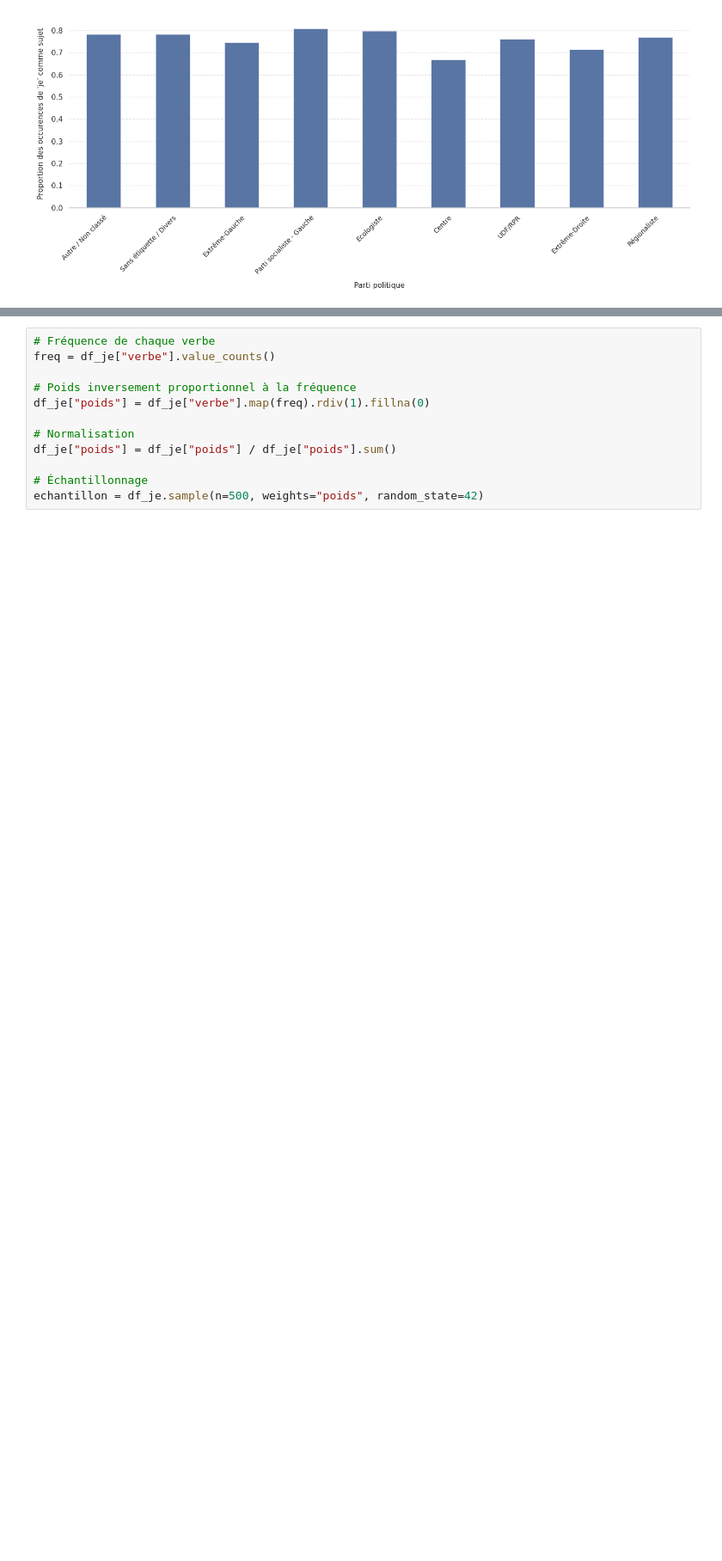
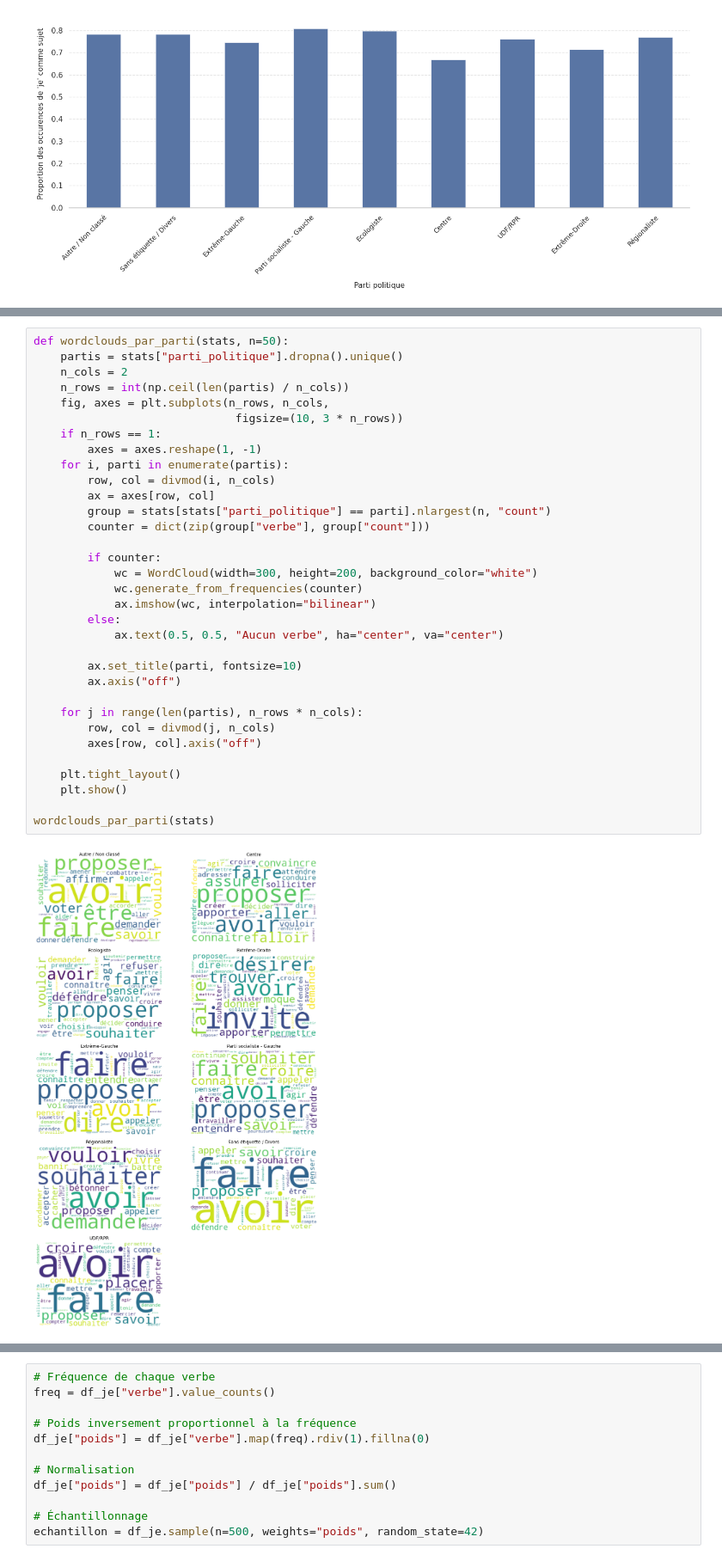
Before and after one commit to averniere/Projet-de-NLP, a Jupyter notebook: exploration.ipynb, the cells around one changed output, grey strips where cells are left out. Shown at 86% size. Saved outputs shown, nothing was run; the diff lists cells and outputs as text; blank space fills up the shorter version.

```diff
--- a/exploration.ipynb
+++ b/exploration.ipynb
@@ -1131,3 +1077,38 @@ flop10 = stats.groupby("parti_politique").tail(5)
+# %%
+def wordclouds_par_parti(stats, n=50):
+    partis = stats["parti_politique"].dropna().unique()
+    n_cols = 2
+    n_rows = int(np.ceil(len(partis) / n_cols))
+    fig, axes = plt.subplots(n_rows, n_cols,
+                              figsize=(10, 3 * n_rows))
+    if n_rows == 1:
+        axes = axes.reshape(1, -1)
+    for i, parti in enumerate(partis):
+        row, col = divmod(i, n_cols)
+        ax = axes[row, col]
+        group = stats[stats["parti_politique"] == parti].nlargest(n, "count")
+        counter = dict(zip(group["verbe"], group["count"]))
+
+        if counter:
+            wc = WordCloud(width=300, height=200, background_color="white")
+            wc.generate_from_frequencies(counter)
+            ax.imshow(wc, interpolation="bilinear")
+        else:
+            ax.text(0.5, 0.5, "Aucun verbe", ha="center", va="center")
+
+        ax.set_title(parti, fontsize=10)
+        ax.axis("off")
+
+    for j in range(len(partis), n_rows * n_cols):
+        row, col = divmod(j, n_cols)
+        axes[row, col].axis("off")
+
+    plt.tight_layout()
+    plt.show()
+
+wordclouds_par_parti(stats)
+# %% [output]
+[figure, added]
 # %%
 total_par_verbe = df_je_dedup.groupby("verbe")["verbe"].transform("count")
 TOP10 = df_je_dedup['verbe'].value_counts()[:10].index.tolist()
```
Also changed, not shown: parts of 14 cells of this notebook, 2 other files.
